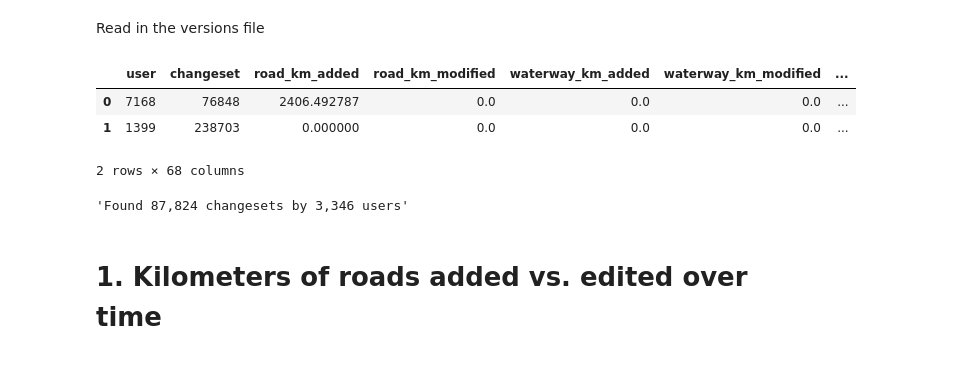
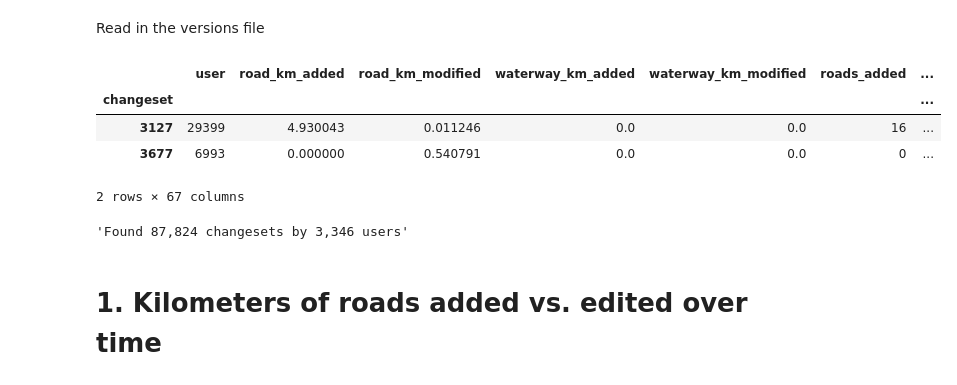
Before and after one commit to jenningsanderson/sotmus-analysis, a Jupyter notebook: analysis/Per-Changeset-Analysis.ipynb, the cells around one changed output. Cells and saved outputs as stored; diff of their text form; code cells hidden in the pictures.

```diff
--- a/analysis/Per-Changeset-Analysis.ipynb
+++ b/analysis/Per-Changeset-Analysis.ipynb
@@ -16,11 +16,13 @@ Read in the versions file
 header = ['user',"changeset","road_km_added","road_km_modified","waterway_km_added","waterway_km_modified","roads_added","roads_modified","waterways_added","waterways_modified","buildings_added","buildings_modified","parking_aisle_km_added","parking_aisle_km_modified","parking_aisles_added","parking_aisles_modified","service_road_km_added","service_road_km_modified","service_roads_added","service_roads_modified","driveway_km_added","driveway_km_modified","driveways_added","driveways_modified","sidewalk_km_added","sidewalk_km_modified","sidewalks_added","sidewalks_modified","lane_km_added","lane_km_modified","lanes_added","lanes_modified","cycleway_km_added","cycleway_km_modified","cycleways_added","cycleways_modified","traffic_signs_added","traffic_signs_modified","traffic_signals_added","traffic_signals_modified","manholes_added","manholes_modified","flagpoles_added","flagpoles_modified","bollards_added","bollards_modified","surveillance_added","surveillance_modified","vending_machines_added","vending_machines_modified","pois_added","pois_modified","parks_added","parks_modified","addresses_added","addresses_modified","parking_added","parking_modified","swimming_pools_added","swimming_pools_modified","barriers_added","barriers_modified","bike_parking_added","bike_parking_modified","shelters_added","shelters_modified","crossings_added","crossings_modified"]
 # %%
 df = pd.read_csv('../data/changeset_stats-'+PLACE+'-20180930.csv',names=header, sep=',',index_col=False)
-df.sort_values(by='changeset').reindex()
+df.set_index('changeset',inplace=True)
+df.sort_index(inplace=True)
 df.head(2)
 # %% [output]
-|  | user | changeset | road_km_added | road_km_modified | waterway_km_added | waterway_km_modified | ... |
-| 0 | 7168 | 76848 | 2406.492787 | 0.0 | 0.0 | 0.0 | ... |
-| 1 | 1399 | 238703 | 0.000000 | 0.0 | 0.0 | 0.0 | ... |
+|  | user | road_km_added | road_km_modified | waterway_km_added | waterway_km_modified | roads_added | ... |
+| changeset |  |  |  |  |  |  | ... |
+| 3127 | 29399 | 4.930043 | 0.011246 | 0.0 | 0.0 | 16 | ... |
+| 3677 | 6993 | 0.000000 | 0.540791 | 0.0 | 0.0 | 0 | ... |
-2 rows × 68 columns
+2 rows × 67 columns
 # %%
```
Also changed, not shown: parts of 6 cells of this notebook, 1 other file.
